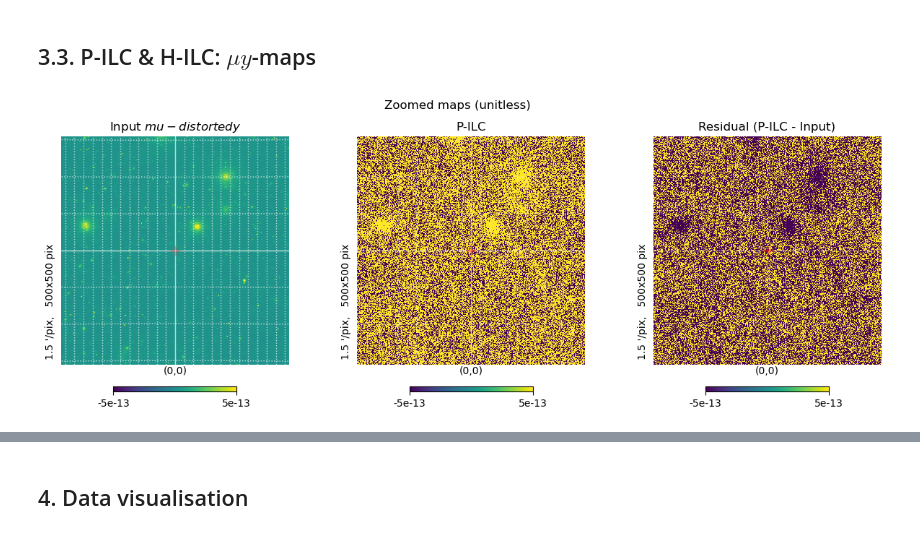
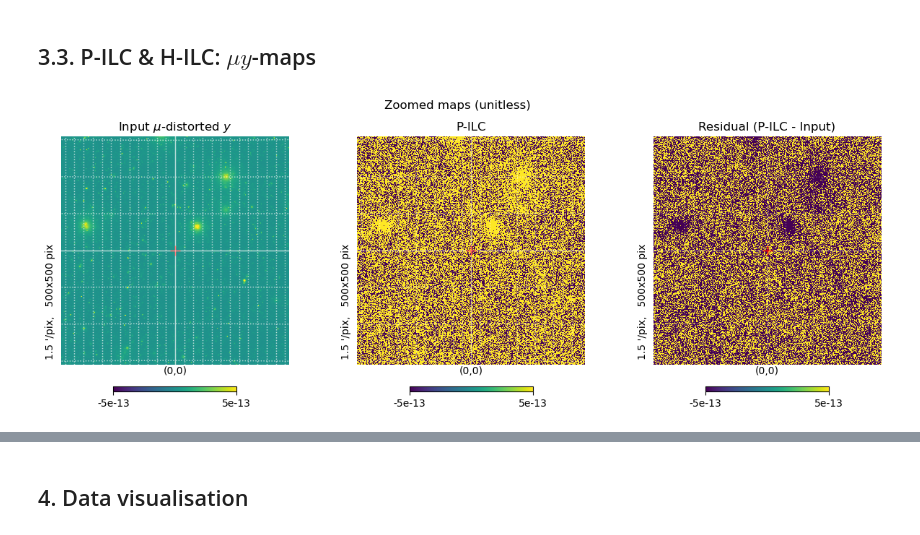
Before and after one commit to JoanRibotOliver/TFM, a Jupyter notebook: ILC.ipynb, the cells around one changed output, grey strips where cells are left out. Saved outputs shown, nothing was run; the diff lists cells and outputs as text; code cells hidden in the pictures.

```diff
--- a/ILC.ipynb
+++ b/ILC.ipynb
@@ -709,32 +699,32 @@ print(f"Residual max: {np.max(muy_residual_harmonic):.2e}")
 # %%
 ### A.1. PIXEL ILC ZOOMED MAPS ###
 
 params_zoom = {'rot': [0, 0], 'reso': 1.5, 'xsize': 500, 'hold': True, 'cmap': 'viridis', 'notext': False, 'min': -5*10**-13, 'max': 5*10**-13} # Added 'coord': 'G' to specify Galactic coordinates
 #params_zoom = {'rot': [0, 0], 'reso': 1.5, 'xsize': 500, 'hold': True, 'cmap': 'viridis', 'notext': True}
 
 # --- Plotting ---
 fig_harm = plt.figure(figsize=(15, 5))
 
 ax1 = plt.subplot(1, 3, 1)
-hp.gnomview(muy_map, title="Input $mu-distorted y$", **params_zoom)
+hp.gnomview(muy_map, title=rf"Input $\mu$-distorted $y$", **params_zoom)
 hp.graticule(dpar=0.5, dmer=0.5, color='white', alpha=0.3)
 plt.plot(0, 0, marker='+', color='red', markersize=10, label='Center')
 
 ax2 = plt.subplot(1, 3, 2)
 hp.gnomview(muy_hat_pixel, title="P-ILC", **params_zoom)
 hp.graticule(dpar=0.5, dmer=0.5, color='white', alpha=0.3)
 plt.plot(0, 0, marker='+', color='red', markersize=10, label='Center')
 
 ax3 = plt.subplot(1, 3, 3)
 hp.gnomview(muy_residual_pixel, title="Residual (P-ILC - Input)", **params_zoom)
 hp.graticule(dpar=0.5, dmer=0.5, color='white', alpha=0.3)
 plt.plot(0, 0, marker='+', color='red', markersize=10, label='Center')
 
 plt.suptitle("Zoomed maps (unitless)")
 plt.savefig("Figures/mu_y_maps/PILC_zoomed_maps.pdf", dpi=300, bbox_inches='tight')
 plt.show()
 # %% [output]
-[figure, old version]
+[figure, new version]
 # %%
 ### A.2. PIXEL ILC FULL SKY MAPS ###
 
```
Also changed, not shown: parts of 14 cells of this notebook, 5 other files.
